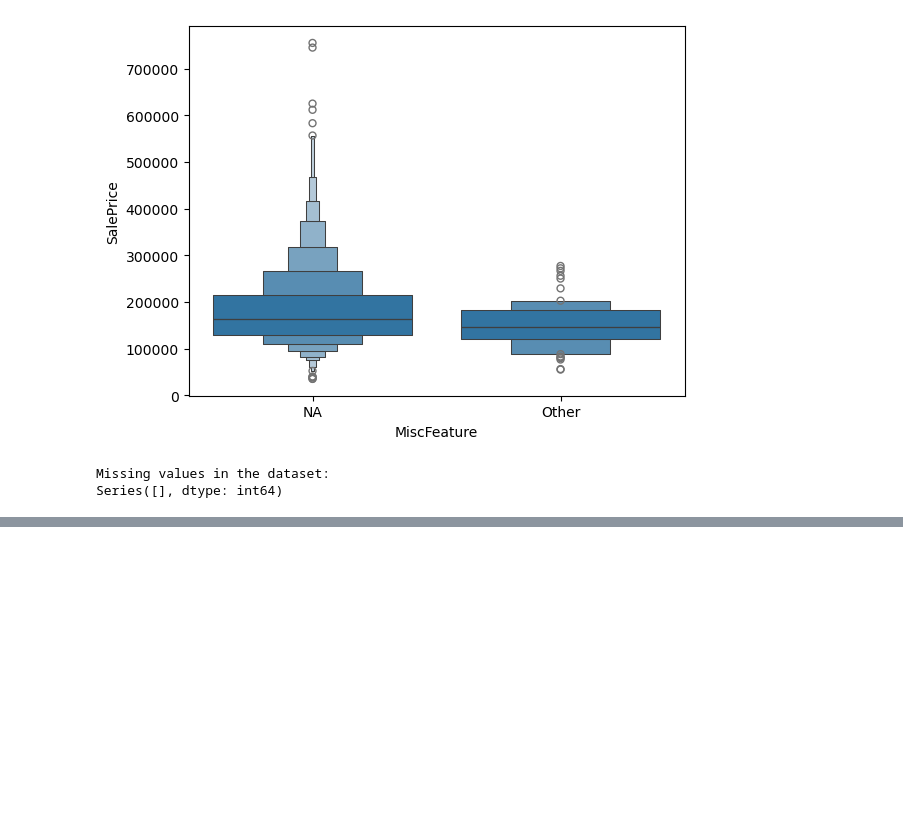
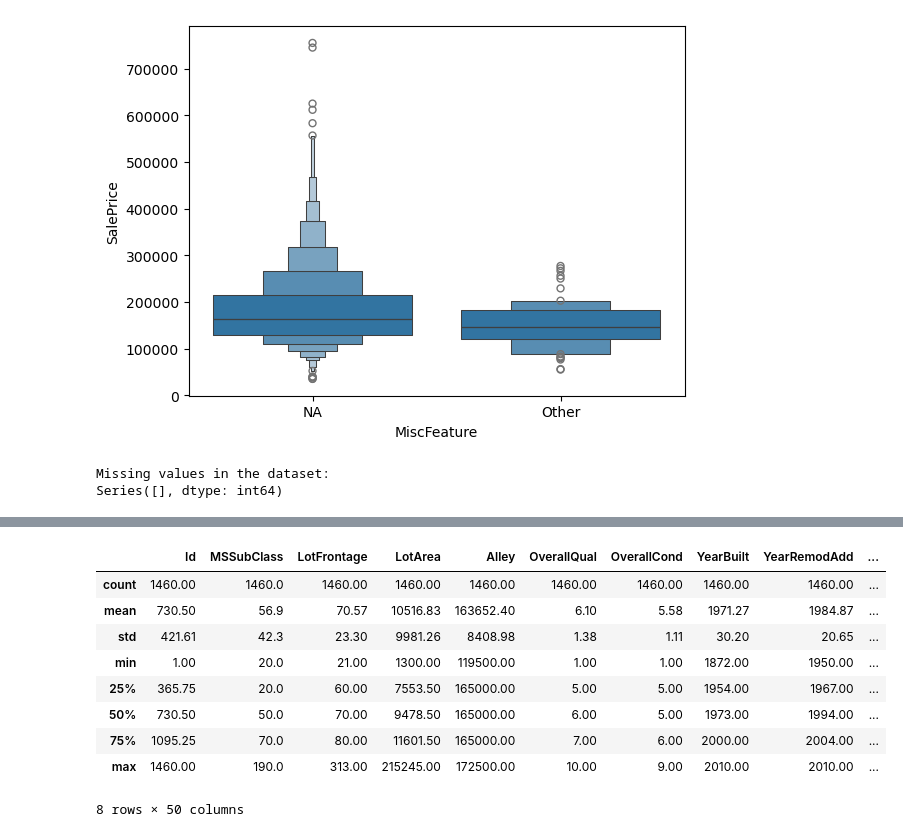
Before and after one commit to sergiimakhin/Redi, a Jupyter notebook: House_Prices/housing_price_assigment.ipynb, the cells around one changed output, grey strips where cells are left out. Saved outputs shown, nothing was run; the diff lists cells and outputs as text; code cells hidden in the pictures; blank space fills up the shorter version.

```diff
--- a/House_Prices/housing_price_assigment.ipynb
+++ b/House_Prices/housing_price_assigment.ipynb
@@ -678,0 +682,13 @@ Series([], dtype: int64)
+# %%
+df.select_dtypes(include='number').describe().round(2)    # check the basic descriptive statistics for numerical features
+# %% [output]
+|  | Id | MSSubClass | LotFrontage | LotArea | Alley | OverallQual | OverallCond | YearBuilt | YearRemodAdd | ... |
+| count | 1460.00 | 1460.0 | 1460.00 | 1460.00 | 1460.00 | 1460.00 | 1460.00 | 1460.00 | 1460.00 | ... |
+| mean | 730.50 | 56.9 | 70.57 | 10516.83 | 163652.40 | 6.10 | 5.58 | 1971.27 | 1984.87 | ... |
+| std | 421.61 | 42.3 | 23.30 | 9981.26 | 8408.98 | 1.38 | 1.11 | 30.20 | 20.65 | ... |
+| min | 1.00 | 20.0 | 21.00 | 1300.00 | 119500.00 | 1.00 | 1.00 | 1872.00 | 1950.00 | ... |
+| 25% | 365.75 | 20.0 | 60.00 | 7553.50 | 165000.00 | 5.00 | 5.00 | 1954.00 | 1967.00 | ... |
+| 50% | 730.50 | 50.0 | 70.00 | 9478.50 | 165000.00 | 6.00 | 5.00 | 1973.00 | 1994.00 | ... |
+| 75% | 1095.25 | 70.0 | 80.00 | 11601.50 | 165000.00 | 7.00 | 6.00 | 2000.00 | 2004.00 | ... |
+| max | 1460.00 | 190.0 | 313.00 | 215245.00 | 172500.00 | 10.00 | 9.00 | 2010.00 | 2010.00 | ... |
+8 rows × 50 columns
```
Also changed, not shown: parts of 14 cells of this notebook.
